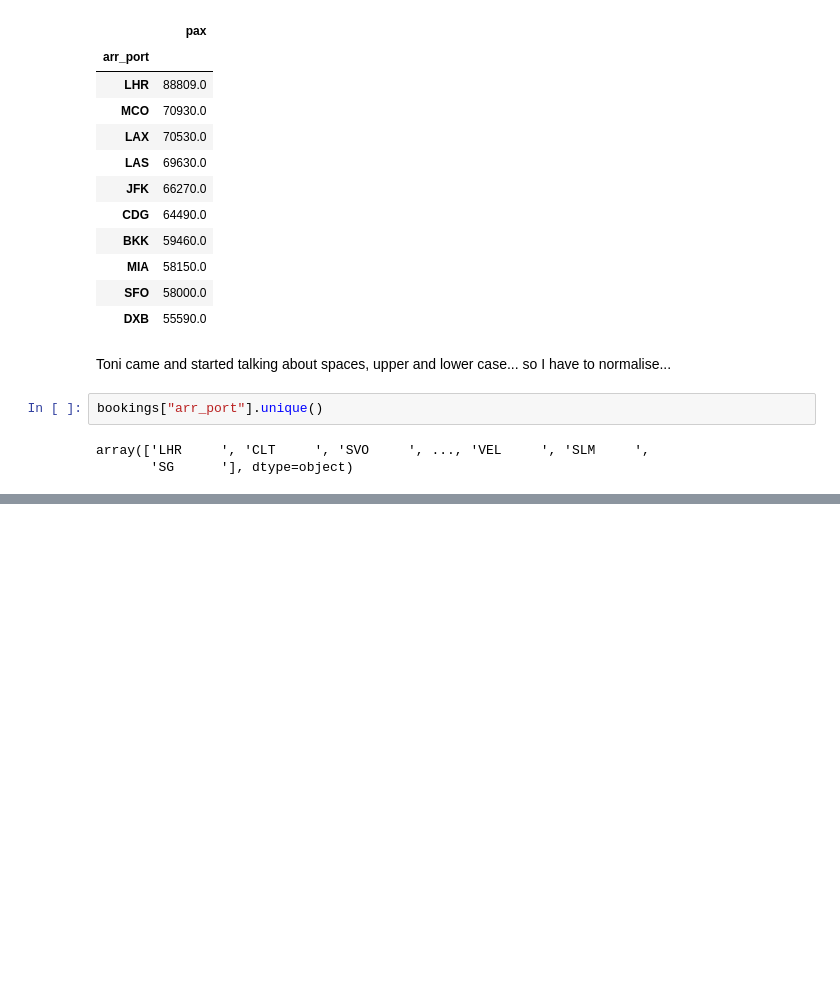
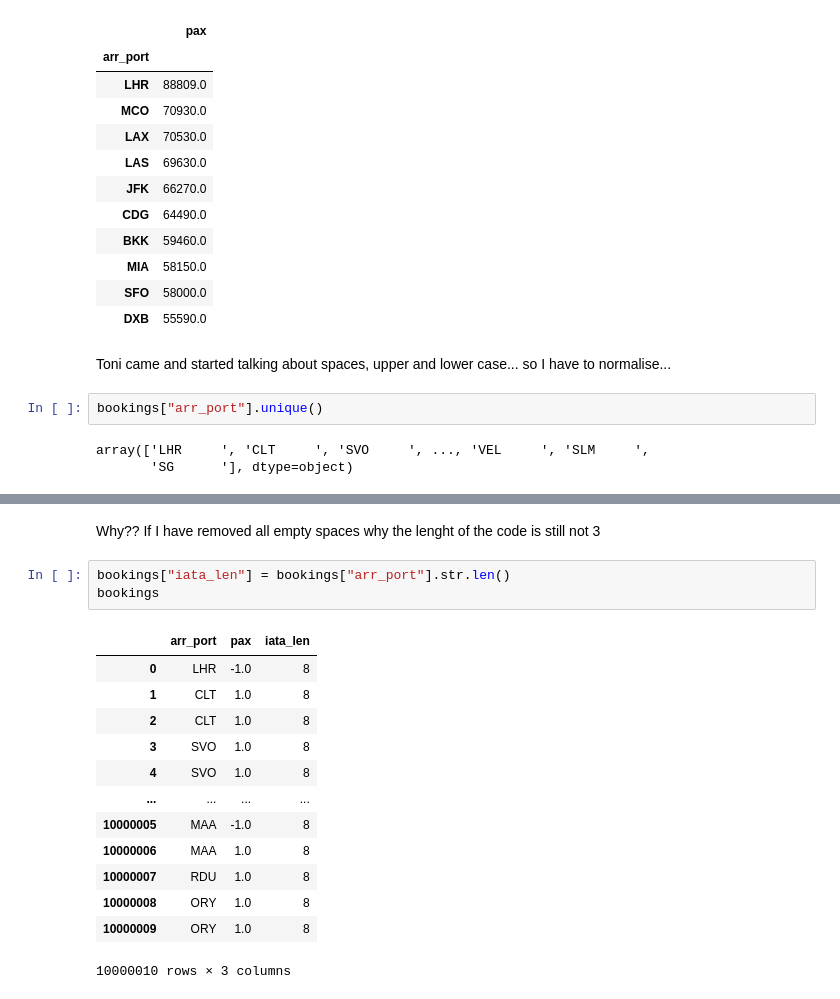
Before and after one commit to PaulaCervilla/Data-Science-Challenge---KSchool, a Jupyter notebook: Data Science Challenge_Team Science t-ish.ipynb, the cells around one changed output, grey strips where cells are left out. Drawn from its saved outputs; the diff is of its cells as text; blank space fills up the shorter version.

```diff
--- a/Data Science Challenge_Team Science t-ish.ipynb
+++ b/Data Science Challenge_Team Science t-ish.ipynb
@@ -180,0 +219,19 @@ array(['LHR     ', 'CLT     ', 'SVO     ', ..., 'VEL     ', 'SLM     ',
+# %% [markdown]
+Why?? If I have removed all empty spaces why the lenght of the code is still not 3
+# %%
+bookings["iata_len"] = bookings["arr_port"].str.len()
+bookings
+# %% [output]
+|  | arr_port | pax | iata_len |
+| 0 | LHR | -1.0 | 8 |
+| 1 | CLT | 1.0 | 8 |
+| 2 | CLT | 1.0 | 8 |
+| 3 | SVO | 1.0 | 8 |
+| 4 | SVO | 1.0 | 8 |
+| ... | ... | ... | ... |
+| 10000005 | MAA | -1.0 | 8 |
+| 10000006 | MAA | 1.0 | 8 |
+| 10000007 | RDU | 1.0 | 8 |
+| 10000008 | ORY | 1.0 | 8 |
+| 10000009 | ORY | 1.0 | 8 |
+10000010 rows × 3 columns
```
Also changed, not shown: parts of 92 cells of this notebook.
